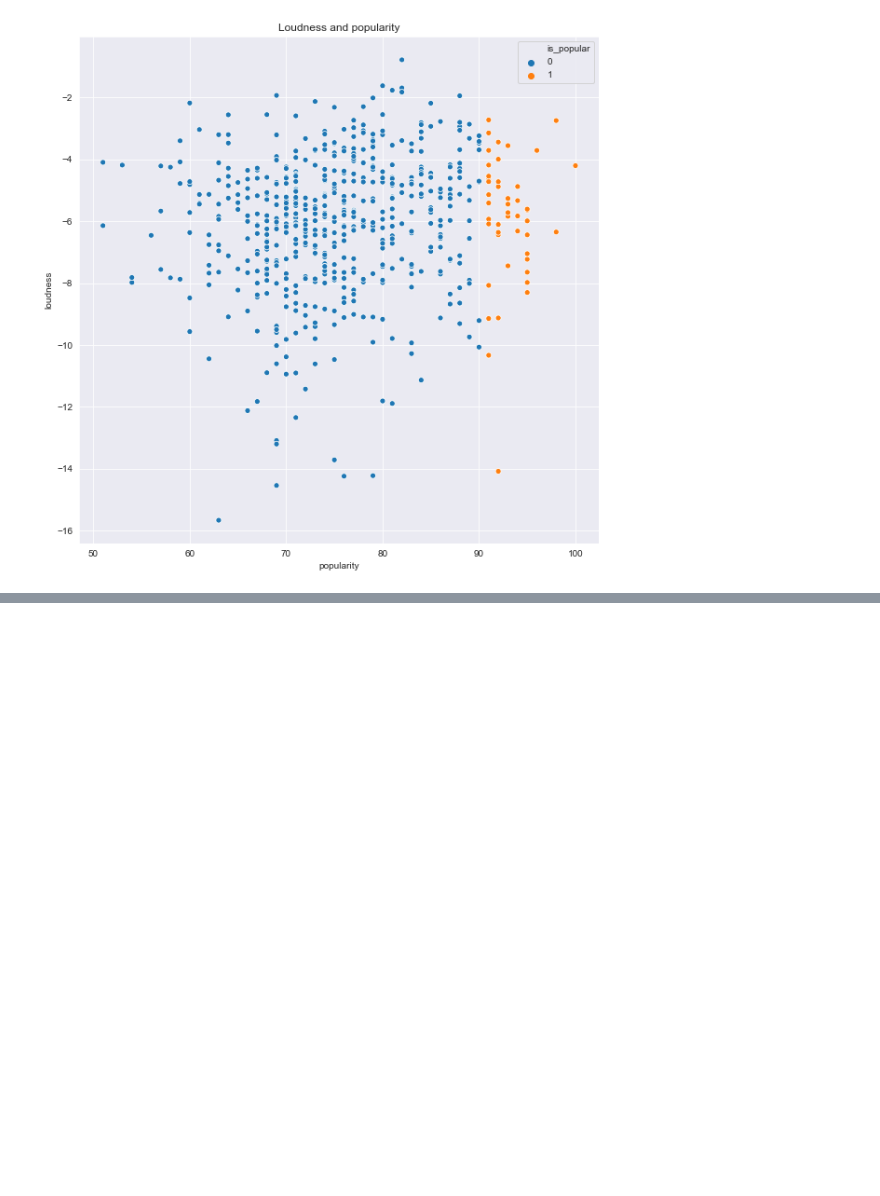
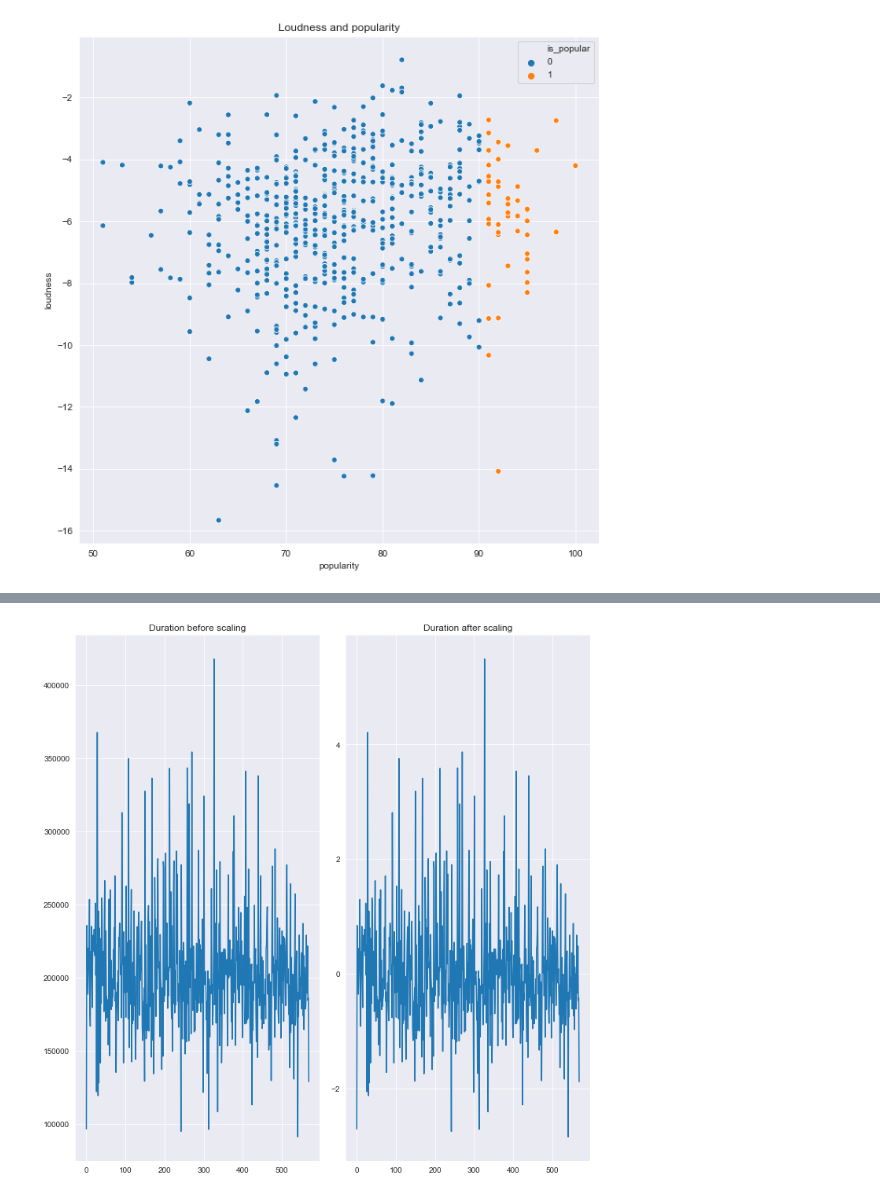
Before and after one commit to pawKer/Predicting-music-popularity, a Jupyter notebook: 3yp-data-plots.ipynb, the cells around one changed output, grey strips where cells are left out. Cells and saved outputs as stored; diff of their text form; code cells hidden in the pictures; blank space fills up the shorter version.

```diff
--- a/3yp-data-plots.ipynb
+++ b/3yp-data-plots.ipynb
@@ -107,3 +107,16 @@ sns.scatterplot(x="popularity", y = "loudness" , hue = "is_popular", data=labele
 # %% [output]
 Text(0.5,1,'Loudness and popularity')
 [figure]
+# %%
+# X will be our examples and y will be our labels
+COLUMNS_TO_SCALE = ["energy", "liveness", "tempo",
+                    "speechiness", "acousticness", "instrumentalness",
+                    "time_signature", "danceability", "key",
+                    "duration", "loudness", "valence", "mode"]
+data.drop(['song_id', 'song_title', 'artist', 'popularity', 'youtube_view_count', 'youtube_video_title'], 1, inplace=True)
+X = data.drop('is_popular', axis=1)
+y = data['is_popular']
+
+from sklearn import preprocessing
+scaler2 = preprocessing.StandardScaler()
+scaled_X = pd.DataFrame(scaler2.fit_transform(X), columns=COLUMNS_TO_SCALE)
@@ -109,0 +143,16 @@ Text(0.5,1,'Loudness and popularity')
+# %%
+
+
+
+#Plots to see the difference before/after scaling
+plt.subplot(1,2,1)
+plt.plot(X['duration'])
+plt.title("Duration before scaling")
+
+plt.subplot(1,2,2)
+plt.plot(scaled_X['duration'])
+plt.title("Duration after scaling")
+plt.tight_layout()
+plt.show()
+# %% [output]
+[figure, added]
```
Also changed, not shown: parts of 14 cells of this notebook, 42 other files.
